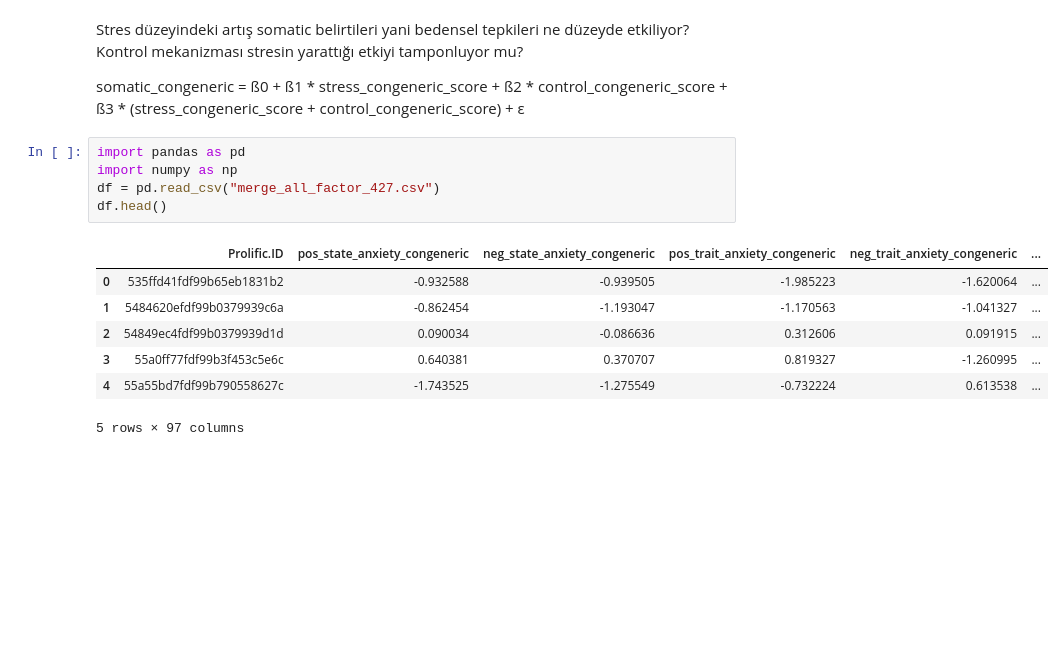
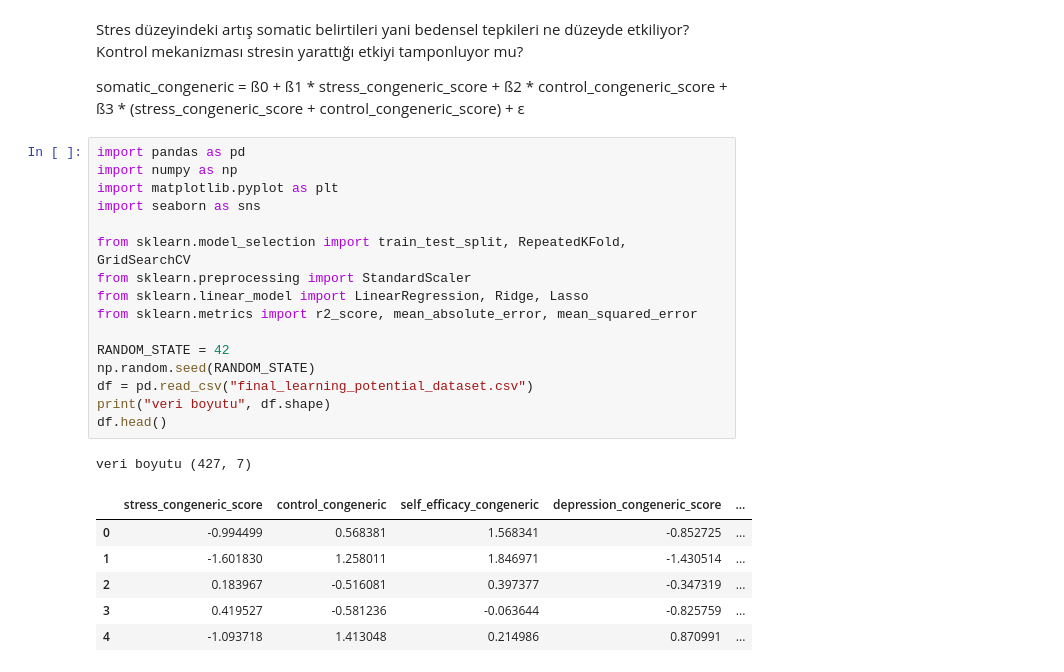
Before and after one commit to caglasu-kachow/learning-potential-analysis, a Jupyter notebook: 04_prediction_modeling.ipynb, the cells around one changed output. Drawn from its saved outputs; the diff is of its cells as text; blank space fills up the shorter version.

Commit message:
feat: complete preliminary prediction pipeline (setup, feature engineering, baseline model)

```diff
--- a/04_prediction_modeling.ipynb
+++ b/04_prediction_modeling.ipynb
@@ -9,13 +9,24 @@ somatic_congeneric = ß0
 # %%
 import pandas as pd
 import numpy as np
-df = pd.read_csv("merge_all_factor_427.csv")
+import matplotlib.pyplot as plt
+import seaborn as sns
+
+from sklearn.model_selection import train_test_split, RepeatedKFold, GridSearchCV
+from sklearn.preprocessing import StandardScaler
+from sklearn.linear_model import LinearRegression, Ridge, Lasso
+from sklearn.metrics import r2_score, mean_absolute_error, mean_squared_error
+
+RANDOM_STATE = 42
+np.random.seed(RANDOM_STATE)
+df = pd.read_csv("final_learning_potential_dataset.csv")
+print("veri boyutu", df.shape)
 df.head()
 # %% [output]
+veri boyutu (427, 7)
-|  | Prolific.ID | pos_state_anxiety_congeneric | neg_state_anxiety_congeneric | pos_trait_anxiety_congeneric | neg_trait_anxiety_congeneric | ... |
-| 0 | 535ffd41fdf99b65eb1831b2 | -0.932588 | -0.939505 | -1.985223 | -1.620064 | ... |
-| 1 | 5484620efdf99b0379939c6a | -0.862454 | -1.193047 | -1.170563 | -1.041327 | ... |
-| 2 | 54849ec4fdf99b0379939d1d | 0.090034 | -0.086636 | 0.312606 | 0.091915 | ... |
-| 3 | 55a0ff77fdf99b3f453c5e6c | 0.640381 | 0.370707 | 0.819327 | -1.260995 | ... |
-| 4 | 55a55bd7fdf99b790558627c | -1.743525 | -1.275549 | -0.732224 | 0.613538 | ... |
+|  | stress_congeneric_score | control_congeneric | self_efficacy_congeneric | depression_congeneric_score | ... |
+| 0 | -0.994499 | 0.568381 | 1.568341 | -0.852725 | ... |
+| 1 | -1.601830 | 1.258011 | 1.846971 | -1.430514 | ... |
+| 2 | 0.183967 | -0.516081 | 0.397377 | -0.347319 | ... |
+| 3 | 0.419527 | -0.581236 | -0.063644 | -0.825759 | ... |
+| 4 | -1.093718 | 1.413048 | 0.214986 | 0.870991 | ... |
-5 rows × 97 columns
```
Also changed, not shown: parts of 7 cells of this notebook.
